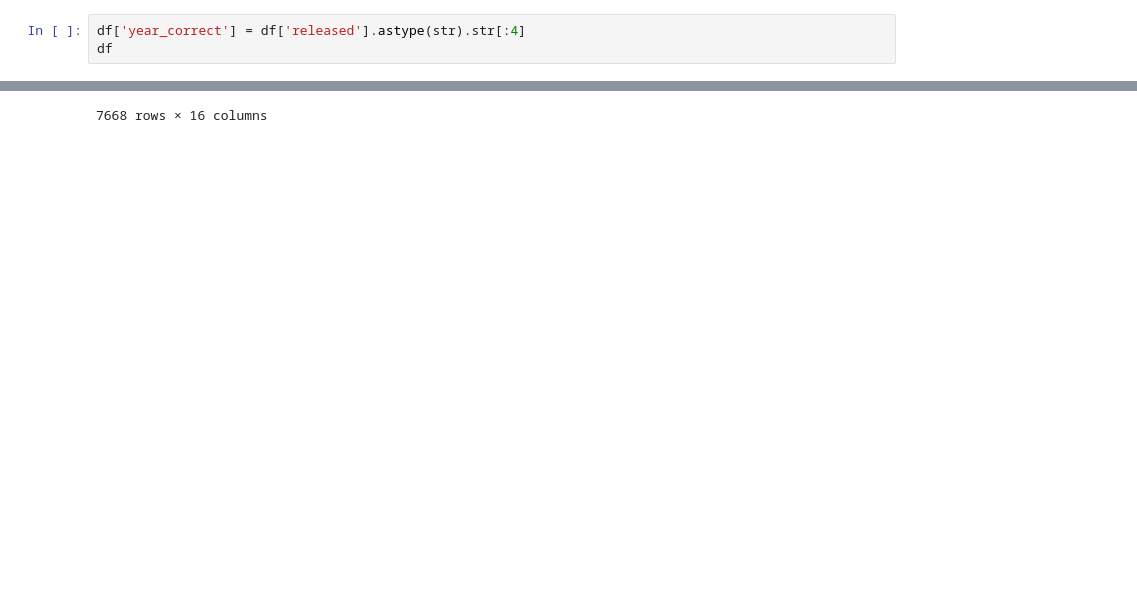
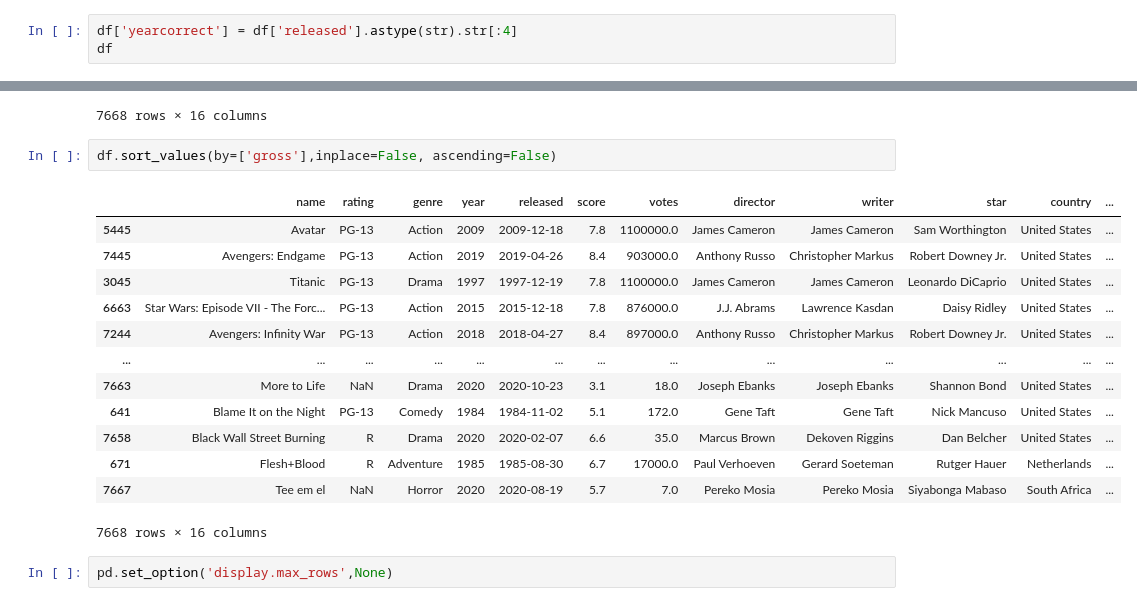
Before and after one commit to Ahmed-TakeyEldeen/Data_Analysis_Project, a Jupyter notebook: Python/movies.ipynb, the cells around one changed output, grey strips where cells are left out. Cells and saved outputs as stored; diff of their text form; blank space fills up the shorter version.

```diff
--- a/Python/movies.ipynb
+++ b/Python/movies.ipynb
@@ -154,7 +154,7 @@ df
 | 7667 | Tee em el | NaN | Horror | 2020 | 2020-08-19 | 5.7 | 7.0 | Pereko Mosia | Pereko Mosia | Siyabonga Mabaso | South Africa | ... |
 7668 rows × 15 columns
 # %%
-df['year_correct'] = df['released'].astype(str).str[:4]
+df['yearcorrect'] = df['released'].astype(str).str[:4]
 df
 # %% [output]
 |  | name | rating | genre | year | released | score | votes | director | writer | star | country | ... |
@@ -170,3 +170,21 @@ df
 | 7666 | It's Just Us | NaN | Drama | 2020 | 2020-10-01 | NaN | NaN | James Randall | James Randall | Christina Roz | United States | ... |
 | 7667 | Tee em el | NaN | Horror | 2020 | 2020-08-19 | 5.7 | 7.0 | Pereko Mosia | Pereko Mosia | Siyabonga Mabaso | South Africa | ... |
 7668 rows × 16 columns
+# %%
+df.sort_values(by=['gross'],inplace=False, ascending=False)
+# %% [output]
+|  | name | rating | genre | year | released | score | votes | director | writer | star | country | ... |
+| 5445 | Avatar | PG-13 | Action | 2009 | 2009-12-18 | 7.8 | 1100000.0 | James Cameron | James Cameron | Sam Worthington | United States | ... |
+| 7445 | Avengers: Endgame | PG-13 | Action | 2019 | 2019-04-26 | 8.4 | 903000.0 | Anthony Russo | Christopher Markus | Robert Downey Jr. | United States | ... |
+| 3045 | Titanic | PG-13 | Drama | 1997 | 1997-12-19 | 7.8 | 1100000.0 | James Cameron | James Cameron | Leonardo DiCaprio | United States | ... |
+| 6663 | Star Wars: Episode VII - The Forc... | PG-13 | Action | 2015 | 2015-12-18 | 7.8 | 876000.0 | J.J. Abrams | Lawrence Kasdan | Daisy Ridley | United States | ... |
+| 7244 | Avengers: Infinity War | PG-13 | Action | 2018 | 2018-04-27 | 8.4 | 897000.0 | Anthony Russo | Christopher Markus | Robert Downey Jr. | United States | ... |
+| ... | ... | ... | ... | ... | ... | ... | ... | ... | ... | ... | ... | ... |
+| 7663 | More to Life | NaN | Drama | 2020 | 2020-10-23 | 3.1 | 18.0 | Joseph Ebanks | Joseph Ebanks | Shannon Bond | United States | ... |
+| 641 | Blame It on the Night | PG-13 | Comedy | 1984 | 1984-11-02 | 5.1 | 172.0 | Gene Taft | Gene Taft | Nick Mancuso | United States | ... |
+| 7658 | Black Wall Street Burning | R | Drama | 2020 | 2020-02-07 | 6.6 | 35.0 | Marcus Brown | Dekoven Riggins | Dan Belcher | United States | ... |
+| 671 | Flesh+Blood | R | Adventure | 1985 | 1985-08-30 | 6.7 | 17000.0 | Paul Verhoeven | Gerard Soeteman | Rutger Hauer | Netherlands | ... |
+| 7667 | Tee em el | NaN | Horror | 2020 | 2020-08-19 | 5.7 | 7.0 | Pereko Mosia | Pereko Mosia | Siyabonga Mabaso | South Africa | ... |
+7668 rows × 16 columns
+# %%
+pd.set_option('display.max_rows',None)
```
Also changed, not shown: parts of 1 cell of this notebook.
